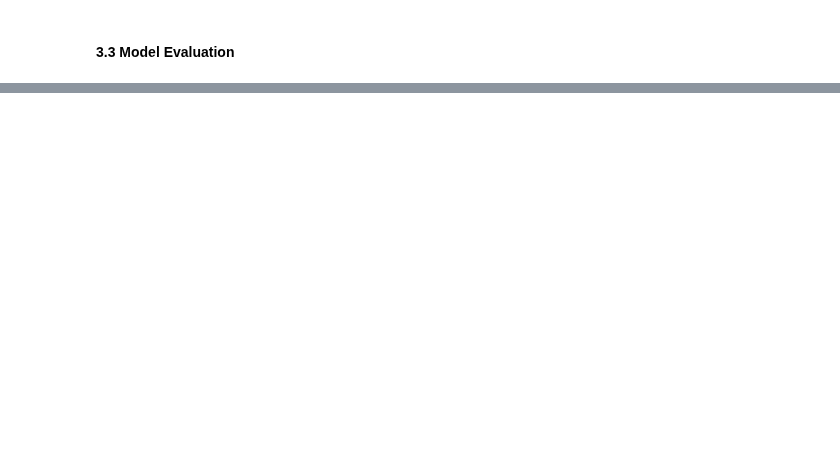
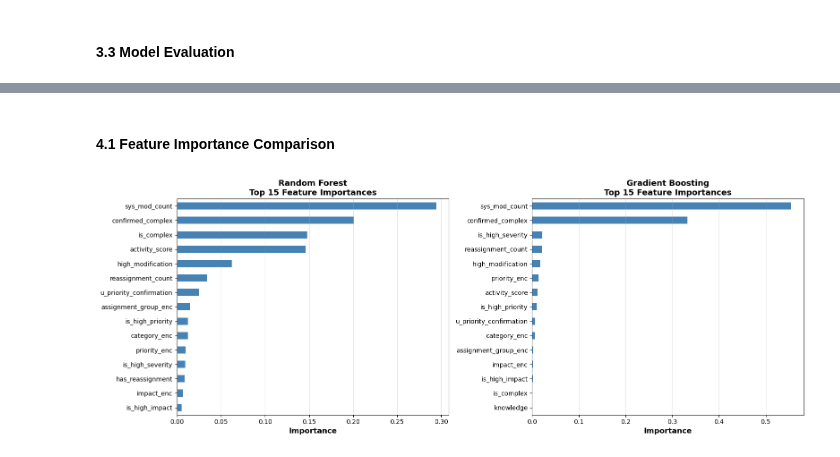
Before and after one commit to Kyuun-Park-1163899/1163899, a Jupyter notebook: task/assignment03_working.ipynb, the cells around one changed output, grey strips where cells are left out. Drawn from its saved outputs; the diff is of its cells as text; code cells hidden in the pictures; blank space fills up the shorter version.

```diff
--- a/task/assignment03_working.ipynb
+++ b/task/assignment03_working.ipynb
@@ -473 +476,7 @@ Dimensionality Reduction:
+# %%
+X_train, X_test, y_train, y_test = train_test_split(X_selected,
+                                                    y,
+                                                    test_size=0.2,
+                                                    random_state=42,
+                                                    stratify=y)
 # %% [markdown]
@@ -720,0 +715,42 @@ Actual Met                  361            802
+# %% [markdown]
+#### 4.1 Feature Importance Comparison
+# %%
+# Extract feature importance from tree-based models
+importance_data = []
+
+# Random Forest Feature Importance
+if 'Random Forest' in models:
+    rf_model = models['Random Forest']
+    rf_importances = pd.Series(
+        rf_model.feature_importances_,
+        index=X_selected.columns  # ✅ 선택된 특성의 컬럼명
+    ).sort_values(ascending=False)
+    importance_data.append(('Random Forest', rf_importances))
+
+# Gradient Boosting Feature Importance
+if 'Gradient Boosting' in models:
+    gb_model = models['Gradient Boosting']
+    gb_importances = pd.Series(
+        gb_model.feature_importances_,
+        index=X_selected.columns  # ✅ 선택된 특성의 컬럼명
+    ).sort_values(ascending=False)
+    importance_data.append(('Gradient Boosting', gb_importances))
+
+# Visualize feature importance comparison
+fig, axes = plt.subplots(1, 2, figsize=(16, 6))
+
+for idx, (model_name, importances) in enumerate(importance_data):
+    ax = axes[idx]
+    top_features = importances.head(15)
+    top_features.plot(kind='barh', ax=ax, color='steelblue')
+    ax.set_xlabel('Importance', fontsize=12, fontweight='bold')
+    ax.set_title(f'{model_name}\nTop 15 Feature Importances',
+                 fontsize=13,
+                 fontweight='bold')
+    ax.invert_yaxis()
+    ax.grid(axis='x', alpha=0.3)
+
+plt.tight_layout()
+plt.show()
+# %% [output]
+[figure, added]
```
Also changed, not shown: parts of 15 cells of this notebook.
